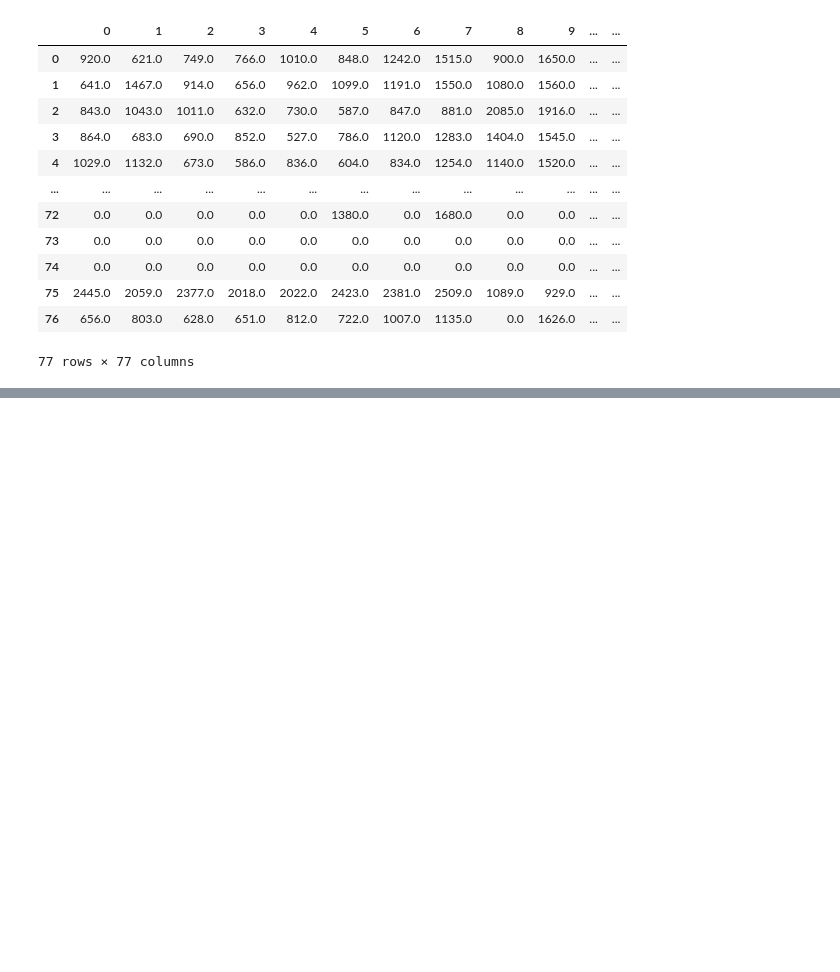
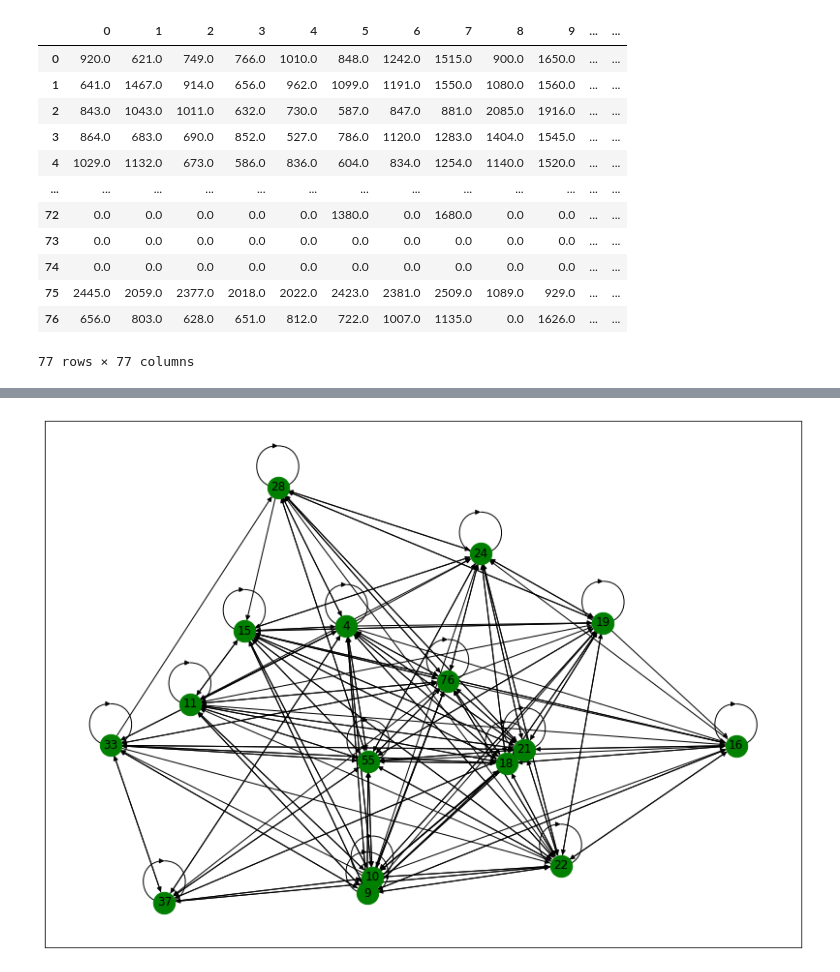
Before and after one commit to Nikunj-Gupta/Spectral-Clustering-Directed-Graphs, a Jupyter notebook: spectral_clustering_travel_time.ipynb, the cells around one changed output, grey strips where cells are left out. Cells and saved outputs as stored; diff of their text form; code cells hidden in the pictures; blank space fills up the shorter version.

```diff
--- a/spectral_clustering_travel_time.ipynb
+++ b/spectral_clustering_travel_time.ipynb
@@ -249,0 +174,5 @@ plt.hist(clusters)
+# %%
+G_di = nx.from_pandas_adjacency(c2, create_using=nx.DiGraph)
+draw(G_di)
+# %% [output]
+[figure, added]
```
Also changed, not shown: parts of 33 cells of this notebook.
